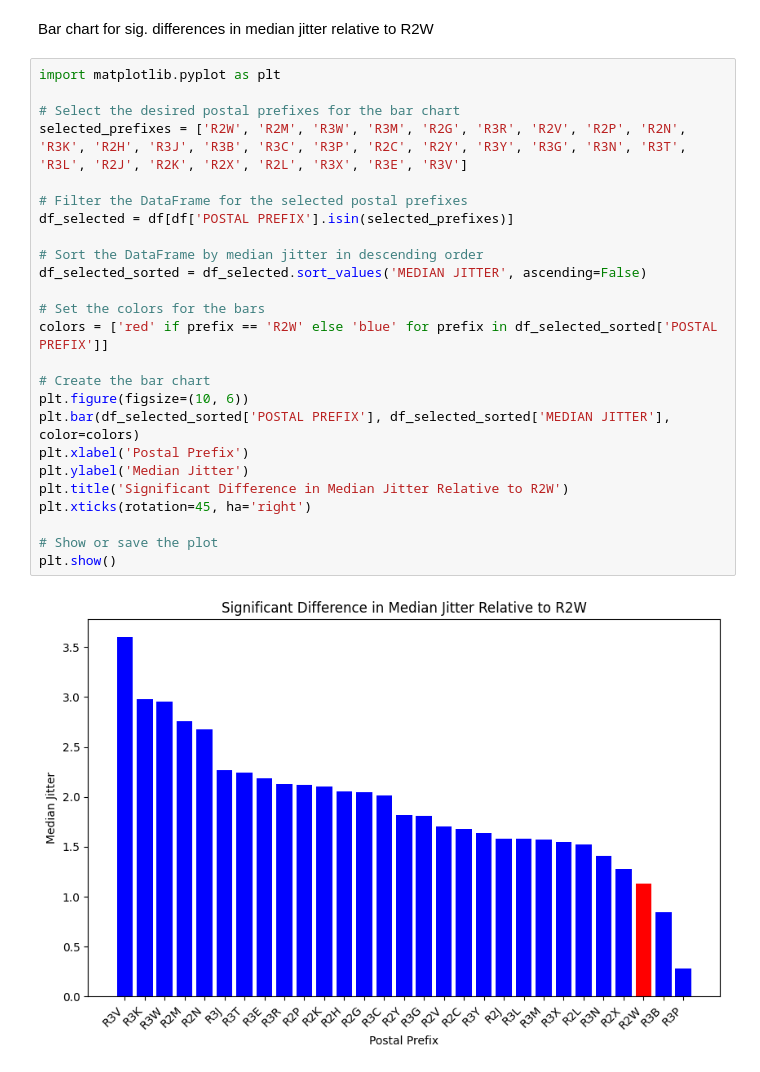
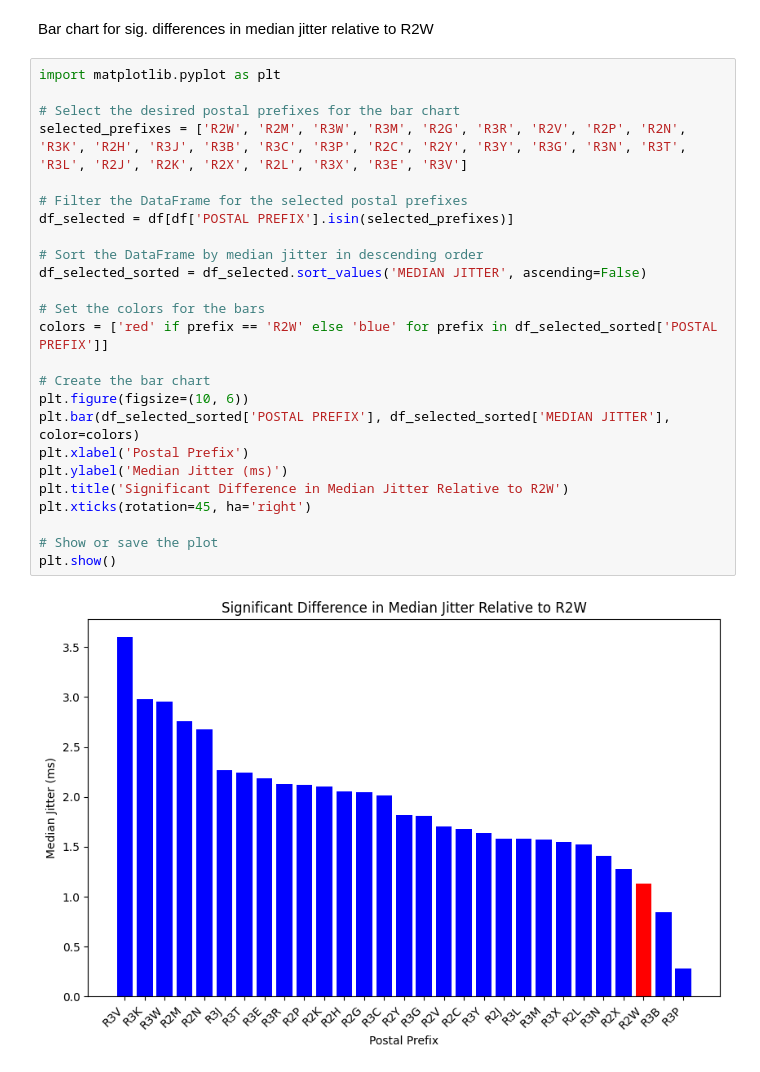
Before and after one commit to InternetSocietyManitobaChapter/JupyterNotebook_NorthEndConnect, a Jupyter notebook: NEC_June_14_2023_data.ipynb, the cells around one changed output. Cells and saved outputs as stored; diff of their text form.

```diff
--- a/NEC_June_14_2023_data.ipynb
+++ b/NEC_June_14_2023_data.ipynb
@@ -1648,27 +1648,27 @@ Bar chart for sig. differences in median jitter relative to R2W
 # %%
 import matplotlib.pyplot as plt
 
 # Select the desired postal prefixes for the bar chart
 selected_prefixes = ['R2W', 'R2M', 'R3W', 'R3M', 'R2G', 'R3R', 'R2V', 'R2P', 'R2N', 'R3K', 'R2H', 'R3J', 'R3B', 'R3C', 'R3P', 'R2C', 'R2Y', 'R3Y', 'R3G', 'R3N', 'R3T', 'R3L', 'R2J', 'R2K', 'R2X', 'R2L', 'R3X', 'R3E', 'R3V']
 
 # Filter the DataFrame for the selected postal prefixes
 df_selected = df[df['POSTAL PREFIX'].isin(selected_prefixes)]
 
 # Sort the DataFrame by median jitter in descending order
 df_selected_sorted = df_selected.sort_values('MEDIAN JITTER', ascending=False)
 
 # Set the colors for the bars
 colors = ['red' if prefix == 'R2W' else 'blue' for prefix in df_selected_sorted['POSTAL PREFIX']]
 
 # Create the bar chart
 plt.figure(figsize=(10, 6))
 plt.bar(df_selected_sorted['POSTAL PREFIX'], df_selected_sorted['MEDIAN JITTER'], color=colors)
 plt.xlabel('Postal Prefix')
-plt.ylabel('Median Jitter')
+plt.ylabel('Median Jitter (ms)')
 plt.title('Significant Difference in Median Jitter Relative to R2W')
 plt.xticks(rotation=45, ha='right')
 
 # Show or save the plot
 plt.show()
 # %% [output]
-[figure, old version]
+[figure, new version]
```
Also changed, not shown: parts of 7 cells of this notebook.
